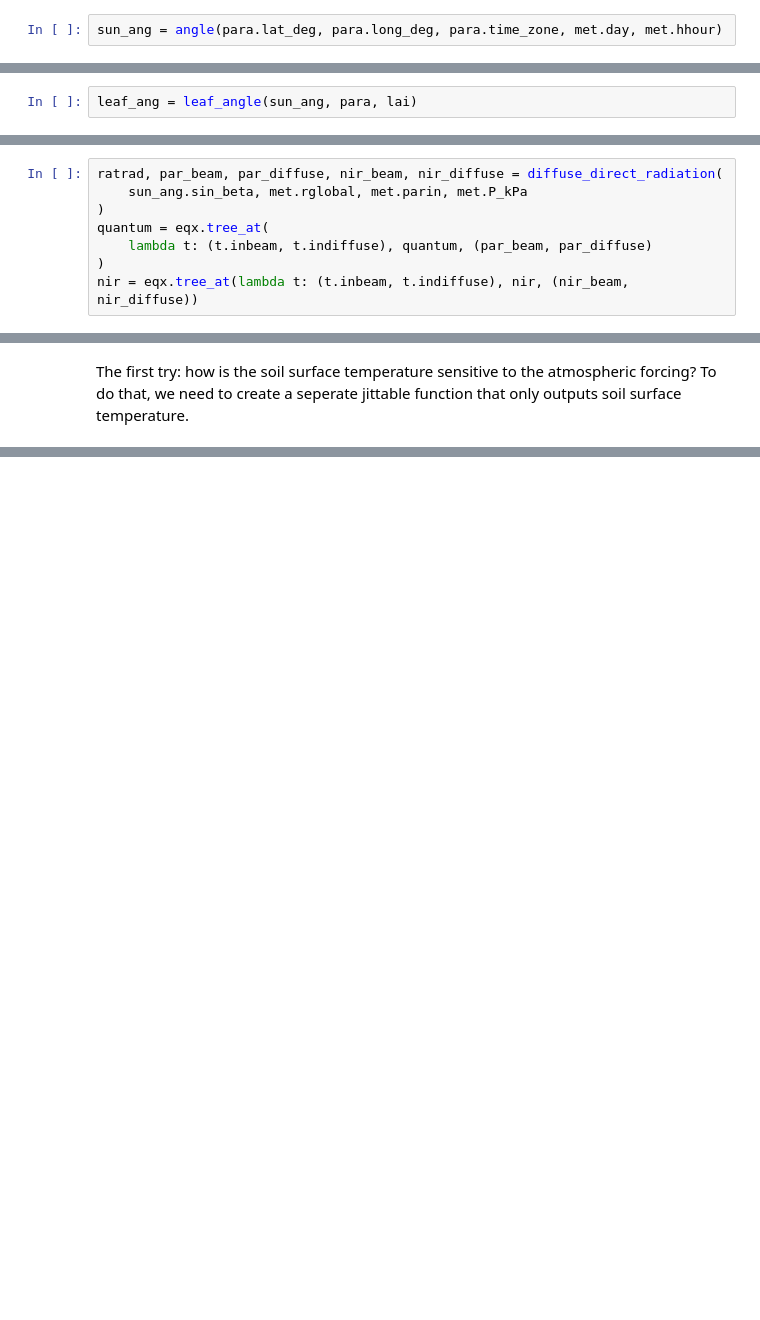
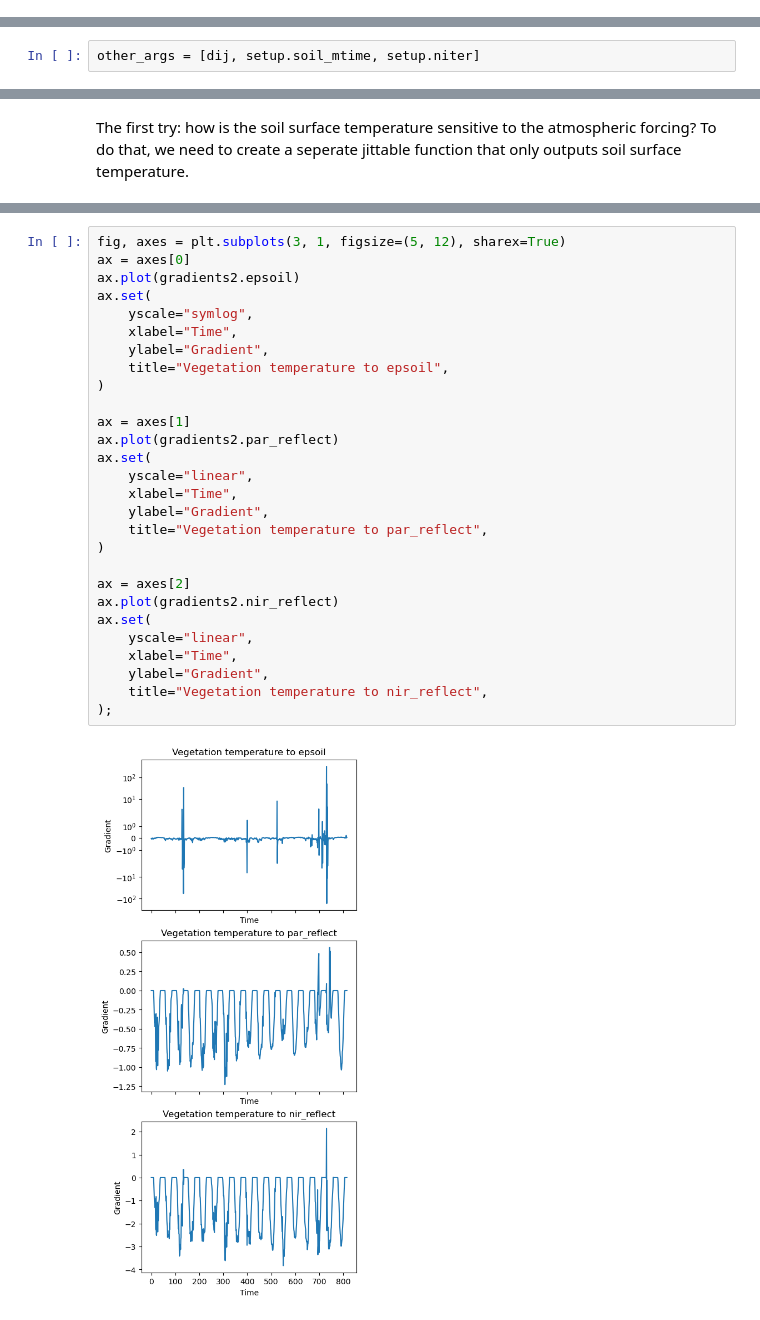
Before and after one commit to pnnl/JAX-CanVeg, a Jupyter notebook: canoak.ipynb, the cells around one changed output, grey strips where cells are left out. Saved outputs shown, nothing was run; the diff lists cells and outputs as text; blank space fills up the shorter version.

```diff
--- a/canoak.ipynb
+++ b/canoak.ipynb
@@ -99,2 +86,0 @@ soil_mtime = int(soil.mtime)  # convert it to integer instead from jax array
-# %%
-sun_ang = angle(para.lat_deg, para.long_deg, para.time_zone, met.day, met.hhour)
@@ -103,2 +86,0 @@ sun_ang = angle(para.lat_deg, para.long_deg, para.time_zone, met.day, met.hhour)
-# %%
-leaf_ang = leaf_angle(sun_ang, para, lai)
@@ -107,8 +86,0 @@ leaf_ang = leaf_angle(sun_ang, para, lai)
-# %%
-ratrad, par_beam, par_diffuse, nir_beam, nir_diffuse = diffuse_direct_radiation(
-    sun_ang.sin_beta, met.rglobal, met.parin, met.P_kPa
-)
-quantum = eqx.tree_at(
-    lambda t: (t.inbeam, t.indiffuse), quantum, (par_beam, par_diffuse)
-)
-nir = eqx.tree_at(lambda t: (t.inbeam, t.indiffuse), nir, (nir_beam, nir_diffuse))
@@ -161,0 +100,2 @@ met1, prof1, ir1, qin1, sun1, shade1, soil1, veg1 = canoak_jit(para, met, *initi
+# %%
+other_args = [dij, setup.soil_mtime, setup.niter]
@@ -196,0 +277,30 @@ gradients = canoak_soil_sfc(para, met, *initials)
+# %%
+fig, axes = plt.subplots(3, 1, figsize=(5, 12), sharex=True)
+ax = axes[0]
+ax.plot(gradients2.epsoil)
+ax.set(
+    yscale="symlog",
+    xlabel="Time",
+    ylabel="Gradient",
+    title="Vegetation temperature to epsoil",
+)
+
+ax = axes[1]
+ax.plot(gradients2.par_reflect)
+ax.set(
+    yscale="linear",
+    xlabel="Time",
+    ylabel="Gradient",
+    title="Vegetation temperature to par_reflect",
+)
+
+ax = axes[2]
+ax.plot(gradients2.nir_reflect)
+ax.set(
+    yscale="linear",
+    xlabel="Time",
+    ylabel="Gradient",
+    title="Vegetation temperature to nir_reflect",
+);
+# %% [output]
+[figure, added]
```
Also changed, not shown: parts of 47 cells of this notebook, 2 other files.
